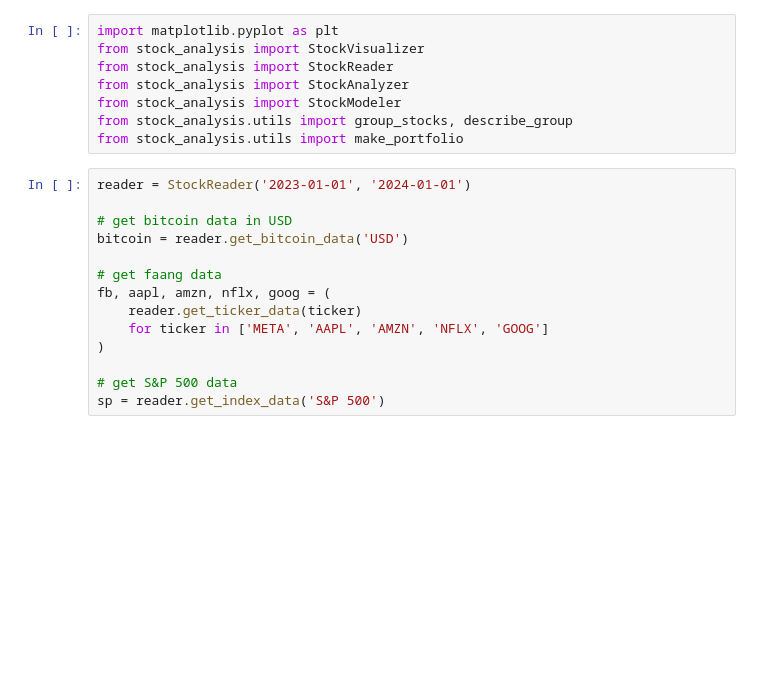
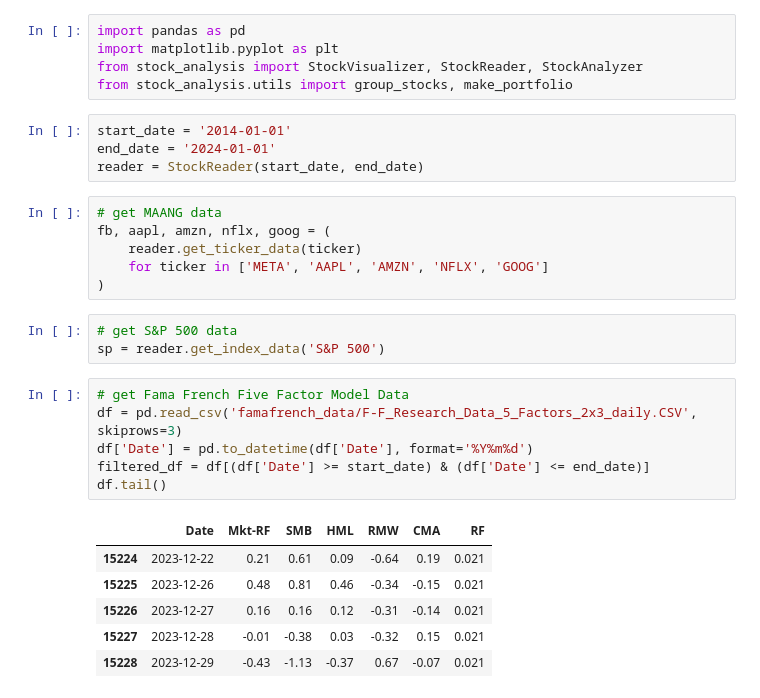
Before and after one commit to joshhzheng/Portfolio-Analysis, a Jupyter notebook: analysis.ipynb, the cells around one changed output. Cells and saved outputs as stored; diff of their text form; blank space fills up the shorter version.

Commit message:
famafrench data added

```diff
--- a/analysis.ipynb
+++ b/analysis.ipynb
@@ -1,22 +1,31 @@
 # %%
+import pandas as pd
 import matplotlib.pyplot as plt
-from stock_analysis import StockVisualizer
-from stock_analysis import StockReader
-from stock_analysis import StockAnalyzer
-from stock_analysis import StockModeler
-from stock_analysis.utils import group_stocks, describe_group
-from stock_analysis.utils import make_portfolio
+from stock_analysis import StockVisualizer, StockReader, StockAnalyzer
+from stock_analysis.utils import group_stocks, make_portfolio
+# %%
+start_date = '2014-01-01'
+end_date = '2024-01-01'
+reader = StockReader(start_date, end_date)
 # %%
-reader = StockReader('2023-01-01', '2024-01-01')
-
-# get bitcoin data in USD
-bitcoin = reader.get_bitcoin_data('USD')
-
-# get faang data
+# get MAANG data
 fb, aapl, amzn, nflx, goog = (
     reader.get_ticker_data(ticker)
     for ticker in ['META', 'AAPL', 'AMZN', 'NFLX', 'GOOG']
 )
-
-# get S&P 500 data
-sp = reader.get_index_data('S&P 500')
+# %%
+# get S&P 500 data
+sp = reader.get_index_data('S&P 500')
+# %%
+# get Fama French Five Factor Model Data
+df = pd.read_csv('famafrench_data/F-F_Research_Data_5_Factors_2x3_daily.CSV', skiprows=3)
+df['Date'] = pd.to_datetime(df['Date'], format='%Y%m%d')
+filtered_df = df[(df['Date'] >= start_date) & (df['Date'] <= end_date)]
+df.tail()
+# %% [output]
+|  | Date | Mkt-RF | SMB | HML | RMW | CMA | RF |
+| 15224 | 2023-12-22 | 0.21 | 0.61 | 0.09 | -0.64 | 0.19 | 0.021 |
+| 15225 | 2023-12-26 | 0.48 | 0.81 | 0.46 | -0.34 | -0.15 | 0.021 |
+| 15226 | 2023-12-27 | 0.16 | 0.16 | 0.12 | -0.31 | -0.14 | 0.021 |
+| 15227 | 2023-12-28 | -0.01 | -0.38 | 0.03 | -0.32 | 0.15 | 0.021 |
+| 15228 | 2023-12-29 | -0.43 | -1.13 | -0.37 | 0.67 | -0.07 | 0.021 |
```
Also changed, not shown: parts of 12 cells of this notebook, 15 other files.
